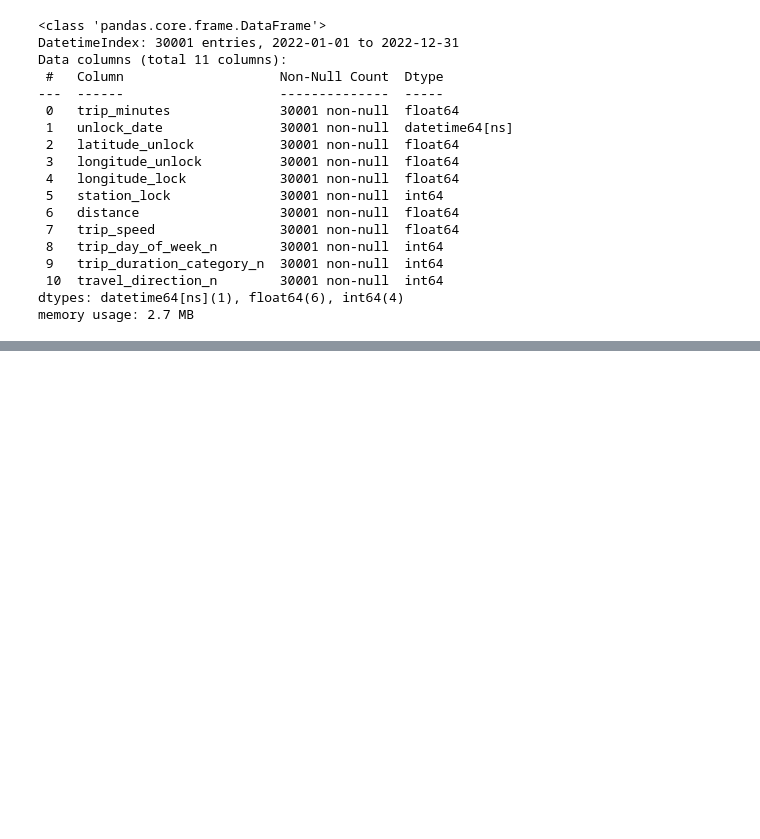
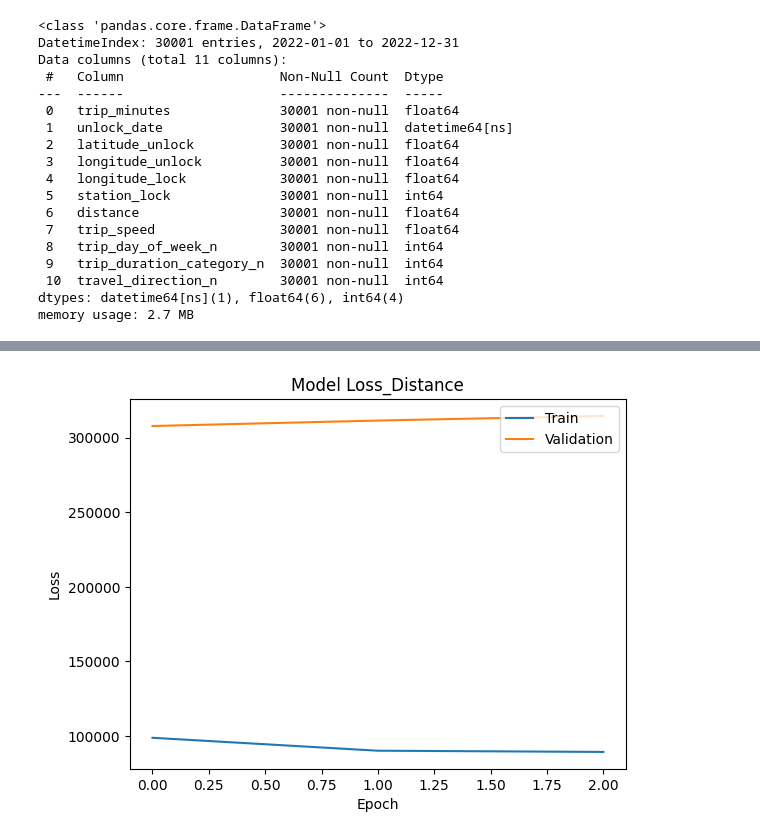
Before and after one commit to Proyect-Final-4Geeks-RJ/BiciMad_4geeks_ML, a Jupyter notebook: src/notebooks/models_2.ipynb, the cells around one changed output, grey strips where cells are left out. Saved outputs shown, nothing was run; the diff lists cells and outputs as text; code cells hidden in the pictures; blank space fills up the shorter version.

```diff
--- a/src/notebooks/models_2.ipynb
+++ b/src/notebooks/models_2.ipynb
@@ -274,0 +323,2 @@ array([[11.643635]], dtype=float32)
+# %%
+data_series_LSTM_bike = data_series_LSTM_bike.set_index(data_series_LSTM_bike['unlock_date'])
@@ -274,0 +335,24 @@ array([[11.643635]], dtype=float32)
+# %%
+#Dividimos en train y test manualmente al ser una serie temporal
+X_train_bike = data_series_LSTM_bike[data_series_LSTM_bike['unlock_date'] < '2022-10-01'].drop(columns=['unlock_date'])
+y_train_bike = data_series_LSTM_bike[data_series_LSTM_bike['unlock_date'] < '2022-10-01']['bikes_used']
+X_test_bike = data_series_LSTM_bike[data_series_LSTM_bike['unlock_date'] >= '2022-10-01'].drop(columns=['unlock_date'])
+y_test_bike = data_series_LSTM_bike[data_series_LSTM_bike['unlock_date'] >= '2022-10-01']['bikes_used']
+# %%
+# Crear el modelo
+model_LSTM_bike = Sequential()
+
+# Agregar capas al modelo
+model_LSTM_bike.add(Bidirectional(LSTM(50, return_sequences=True), input_shape=(None, 1)))
+model_LSTM_bike.add(Dropout(0.2))
+model_LSTM_bike.add(LSTM(50, return_sequences=False))
+model_LSTM_bike.add(Dropout(0.2))
+model_LSTM_bike.add(Dense(25))
+model_LSTM_bike.add(Dense(1))
+# %%
+# Crear la instancia de EarlyStopping
+early_stopping_bike = EarlyStopping(monitor='val_loss', patience=2)
+# Compilar el modelo
+model_LSTM_bike.compile(optimizer='adam', loss='mean_squared_error', metrics=['accuracy'])
+# Entrenar el modelo
+history_bike = model_LSTM_bike.fit(X_train_bike, y_train_bike, epochs=100, batch_size=32, validation_split=0.2, callbacks=[early_stopping_bike], verbose=0)
@@ -274,0 +367,11 @@ array([[11.643635]], dtype=float32)
+# %%
+# Graficar la pérdida de entrenamiento y validación
+plt.plot(history_bike.history['loss'])
+plt.plot(history_bike.history['val_loss'])
+plt.title('Model Loss_Distance')
+plt.ylabel('Loss')
+plt.xlabel('Epoch')
+plt.legend(['Train','Validation'], loc='upper right')
+plt.show()
+# %% [output]
+[figure, added]
```
Also changed, not shown: parts of 39 cells of this notebook, 5 other files.
